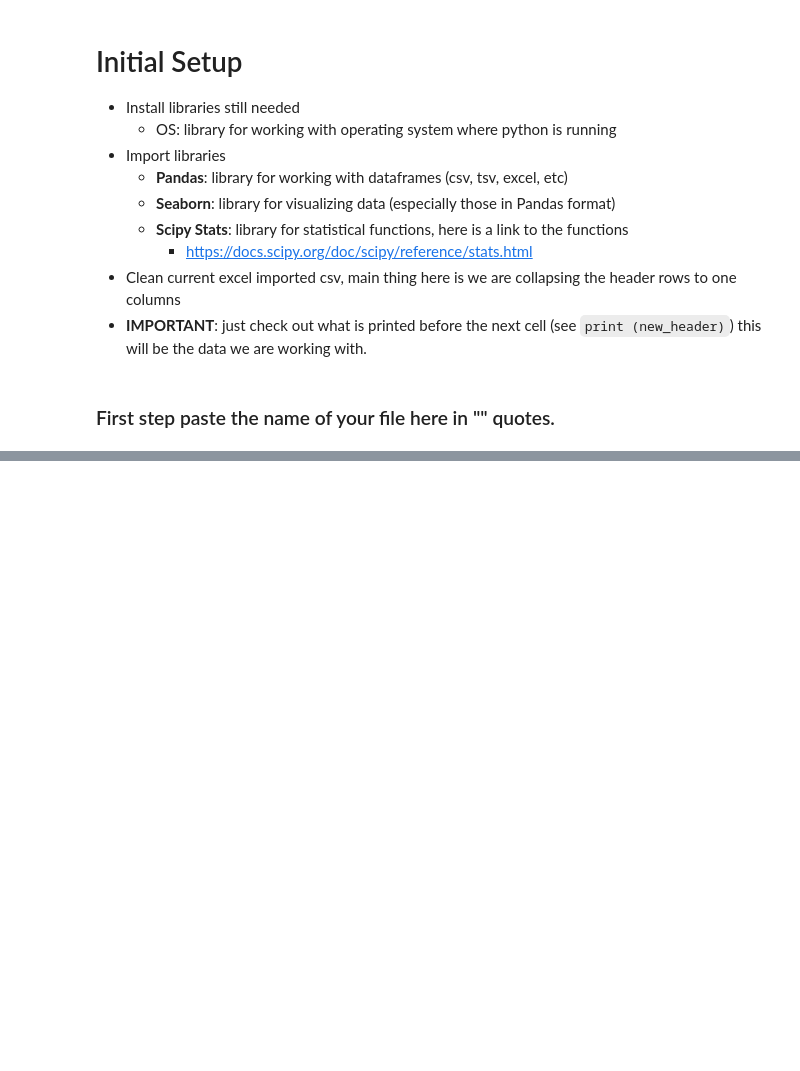
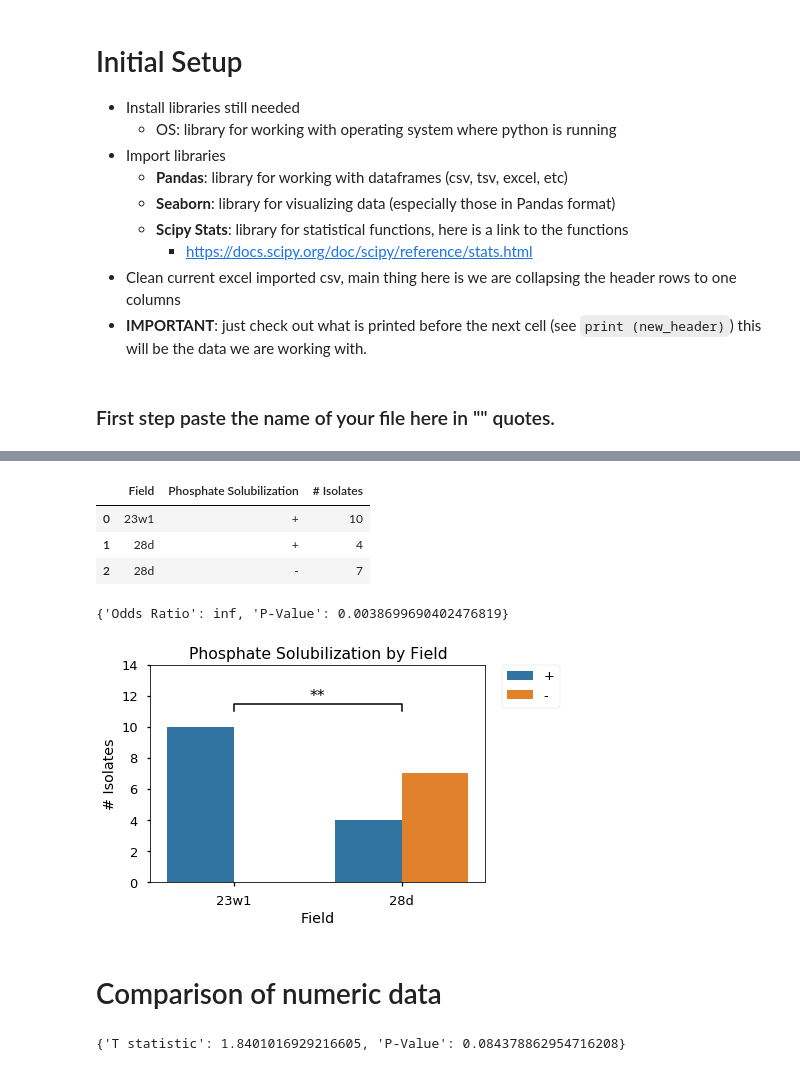
Before and after one commit to keithgmitchell/Isolate-Analysis, a Jupyter notebook: 109AL-F18 Analysis Notebook.ipynb, the cells around one changed output, grey strips where cells are left out. Saved outputs shown, nothing was run; the diff lists cells and outputs as text; code cells hidden in the pictures; blank space fills up the shorter version.

```diff
--- a/109AL-F18 Analysis Notebook.ipynb
+++ b/109AL-F18 Analysis Notebook.ipynb
@@ -300,0 +126,28 @@ Ttest_indResult(statistic=3.4717494041179853, pvalue=0.025542915356178631)
+# %%
+independent_category = "Field"
+dependent_category = "Phosphate Solubilization"
+# %%
+categorical_comparison = data.groupby([independent_category,dependent_category]).size().reset_index(name='# Isolates')
+categorical_comparison.head()
+# %% [output]
+|  | Field | Phosphate Solubilization | # Isolates |
+| 0 | 23w1 | + | 10 |
+| 1 | 28d | + | 4 |
+| 2 | 28d | - | 7 |
+# %%
+categorical_comparison_crosstab = pd.crosstab(data[independent_category], data[dependent_category])
+categorical_comparison_p_value = stats.fisher_exact(categorical_comparison_crosstab)
+print ({"Odds Ratio":categorical_comparison_p_value[0], "P-Value":categorical_comparison_p_value[1]})
+# %% [output]
+{'Odds Ratio': inf, 'P-Value': 0.0038699690402476819}
+# %%
+title = "Phosphate Solubilization by Field"
+y_axis_label = "# Isolates"
+x_axis_label = "Field"
+# %%
+ax = sns.barplot(x=independent_category, y="# Isolates", hue=dependent_category, data=categorical_comparison)
+ax.set(xlabel=x_axis_label, ylabel= y_axis_label, title=title)
+plt.legend(bbox_to_anchor=(1.05, 1), loc=2, borderaxespad=0.)
+plotStars(categorical_comparison, "# Isolates", categorical_comparison_p_value[1])
+# %% [output]
+[figure, added]
@@ -300,0 +157,2 @@ Ttest_indResult(statistic=3.4717494041179853, pvalue=0.025542915356178631)
+# %% [markdown]
+# Comparison of numeric data
@@ -300,0 +182,6 @@ Ttest_indResult(statistic=3.4717494041179853, pvalue=0.025542915356178631)
+# %%
+numeric_p_value = stats.ttest_ind(group1, group2, nan_policy="omit")
+
+print({"T statistic": numeric_p_value.statistic, "P-Value": numeric_p_value.pvalue})
+# %% [output]
+{'T statistic': 1.8401016929216605, 'P-Value': 0.084378862954716208}
```
Also changed, not shown: parts of 45 cells of this notebook, 1 other file.
